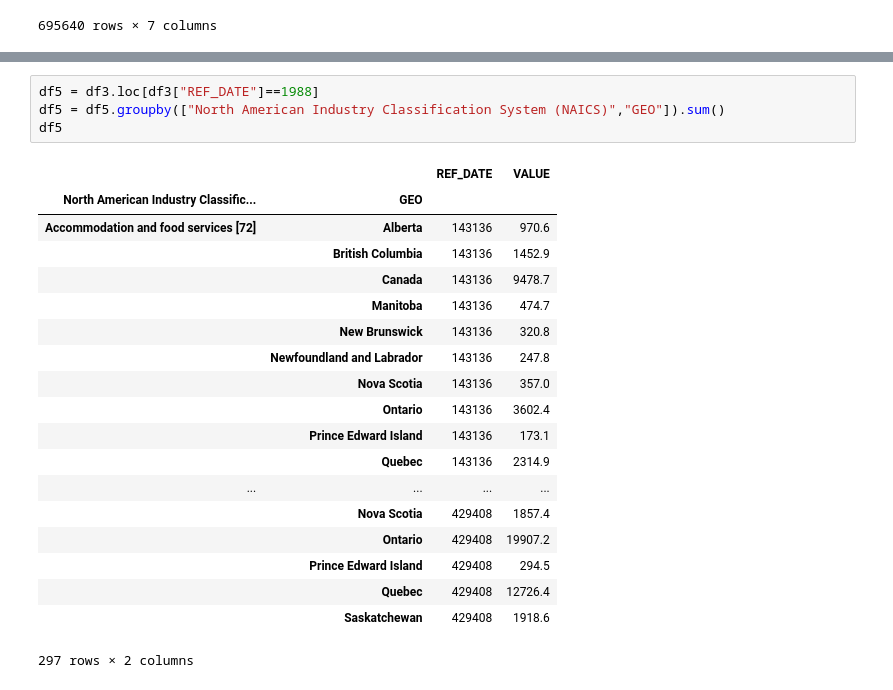
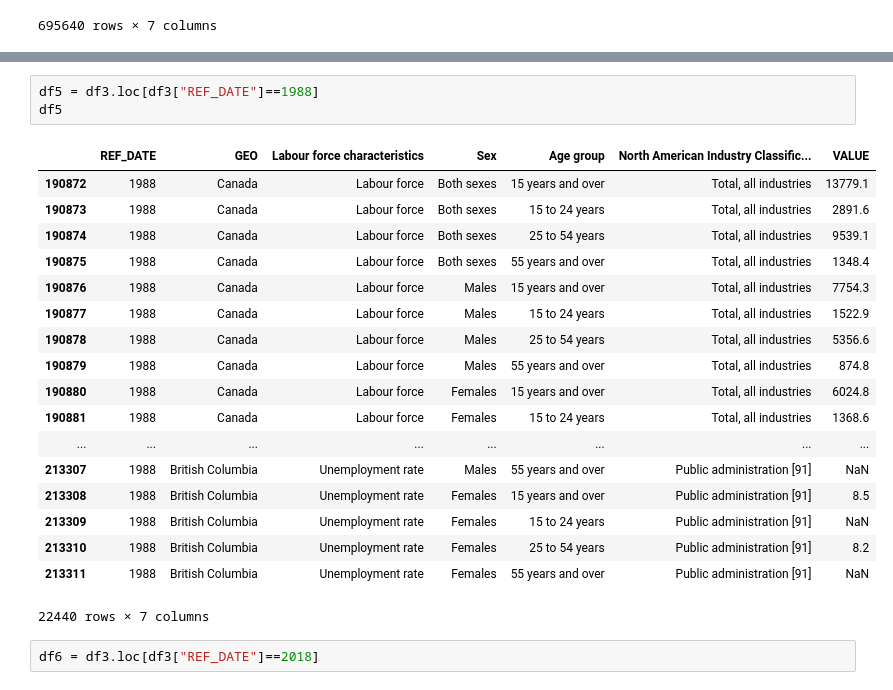
Before and after one commit to jhenvi/Project_1_Growth, a Jupyter notebook: main.ipynb, the cells around one changed output, grey strips where cells are left out. Drawn from its saved outputs; the diff is of its cells as text.

```diff
--- a/main.ipynb
+++ b/main.ipynb
@@ -125,24 +104,24 @@ df3
 # %%
 df5 = df3.loc[df3["REF_DATE"]==1988]
-df5 = df5.groupby(["North American Industry Classification System (NAICS)","GEO"]).sum()
 df5
 # %% [output]
-|  |  | REF_DATE | VALUE |
-| North American Industry Classific... | GEO |  |  |
-| Accommodation and food services [72] | Alberta | 143136 | 970.6 |
-|  | British Columbia | 143136 | 1452.9 |
-|  | Canada | 143136 | 9478.7 |
-|  | Manitoba | 143136 | 474.7 |
-|  | New Brunswick | 143136 | 320.8 |
-|  | Newfoundland and Labrador | 143136 | 247.8 |
-|  | Nova Scotia | 143136 | 357.0 |
-|  | Ontario | 143136 | 3602.4 |
-|  | Prince Edward Island | 143136 | 173.1 |
-|  | Quebec | 143136 | 2314.9 |
-| ... | ... | ... | ... |
-|  | Nova Scotia | 429408 | 1857.4 |
-|  | Ontario | 429408 | 19907.2 |
-|  | Prince Edward Island | 429408 | 294.5 |
-|  | Quebec | 429408 | 12726.4 |
-|  | Saskatchewan | 429408 | 1918.6 |
+|  | REF_DATE | GEO | Labour force characteristics | Sex | Age group | North American Industry Classific... | VALUE |
+| 190872 | 1988 | Canada | Labour force | Both sexes | 15 years and over | Total, all industries | 13779.1 |
+| 190873 | 1988 | Canada | Labour force | Both sexes | 15 to 24 years | Total, all industries | 2891.6 |
+| 190874 | 1988 | Canada | Labour force | Both sexes | 25 to 54 years | Total, all industries | 9539.1 |
+| 190875 | 1988 | Canada | Labour force | Both sexes | 55 years and over | Total, all industries | 1348.4 |
+| 190876 | 1988 | Canada | Labour force | Males | 15 years and over | Total, all industries | 7754.3 |
+| 190877 | 1988 | Canada | Labour force | Males | 15 to 24 years | Total, all industries | 1522.9 |
+| 190878 | 1988 | Canada | Labour force | Males | 25 to 54 years | Total, all industries | 5356.6 |
+| 190879 | 1988 | Canada | Labour force | Males | 55 years and over | Total, all industries | 874.8 |
+| 190880 | 1988 | Canada | Labour force | Females | 15 years and over | Total, all industries | 6024.8 |
+| 190881 | 1988 | Canada | Labour force | Females | 15 to 24 years | Total, all industries | 1368.6 |
+| ... | ... | ... | ... | ... | ... | ... | ... |
+| 213307 | 1988 | British Columbia | Unemployment rate | Males | 55 years and over | Public administration [91] | NaN |
+| 213308 | 1988 | British Columbia | Unemployment rate | Females | 15 years and over | Public administration [91] | 8.5 |
+| 213309 | 1988 | British Columbia | Unemployment rate | Females | 15 to 24 years | Public administration [91] | NaN |
+| 213310 | 1988 | British Columbia | Unemployment rate | Females | 25 to 54 years | Public administration [91] | 8.2 |
+| 213311 | 1988 | British Columbia | Unemployment rate | Females | 55 years and over | Public administration [91] | NaN |
-297 rows × 2 columns
+22440 rows × 7 columns
+# %%
+df6 = df3.loc[df3["REF_DATE"]==2018]
```
Also changed, not shown: parts of 12 cells of this notebook.
